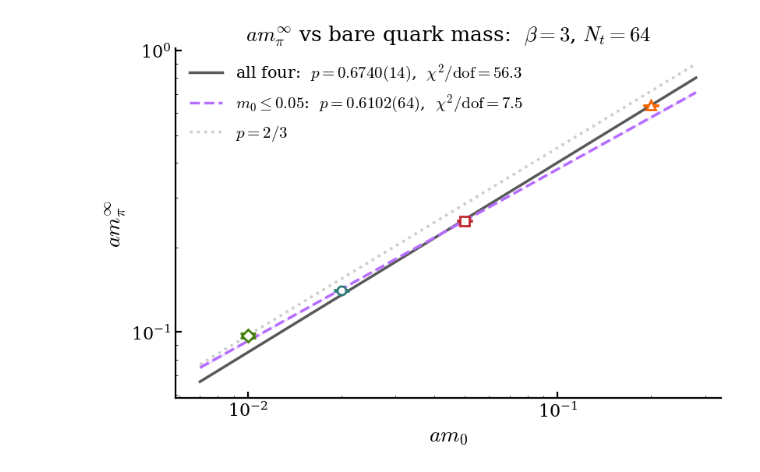
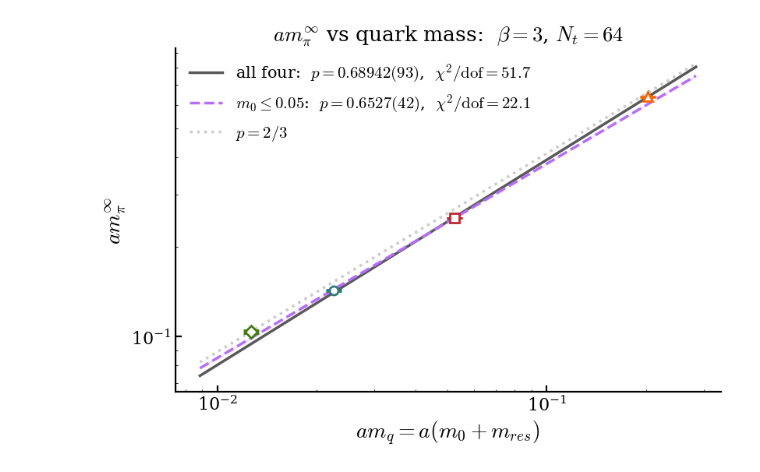
Before and after one commit to wurdahl/schwingerModel, a Jupyter notebook: finiteVolume.ipynb, the cells around one changed output. Cells and saved outputs as stored; diff of their text form; code cells hidden in the pictures.

```diff
--- a/finiteVolume.ipynb
+++ b/finiteVolume.ipynb
@@ -294,0 +320,16 @@ fig.savefig(f"figs/pionMassVsNx_beta{beta:g}_m{'-'.join(m0s)}_Nt{Nt}.pdf")
+# %%
+# Residual mass per m0 from the Nx=32 caches (the only volumes regenerated with
+# the mres/ datasets so far; m_res is a property of the gauge field at fixed
+# beta and should be volume independent well inside the box). With domain
+# wall at N5=16, M5=1 the quark mass is m_q = m0 + m_res, so the chiral
+# analysis below uses m_q on its x axis — including the m0 = 0 point, which
+# now sits at a finite m_q instead of at the log-axis origin.
+from schwingerModel.mRes import bootstrapMres, plateauReduce
+
+mResVals = {}
+for m0 in m0s:
+    p = f"./configs/dwf_beta_3.0_m_{m0}_Nx_32_Nt_64_N5_16.hdf5"
+    c, err, _ = bootstrapMres(*sim.distillation.readMres(p), reduce=plateauReduce((8, 30)),
+                              numResamples=2000, seed=0, progress=False)
+    mResVals[m0] = (float(c), float(err.max()))
+    print(f"m0 = {m0:>5}:  a m_res = {sp.fmtErr(*mResVals[m0]):>12}   a m_q = {float(m0) + c:.5f}")
@@ -295,21 +342,22 @@ fig.savefig(f"figs/pionMassVsNx_beta{beta:g}_m{'-'.join(m0s)}_Nt{Nt}.pdf")
 # %%
-# Chiral behaviour: the infinite-volume pion mass against the BARE quark mass.
-# No residual-mass correction — with domain wall at N5=16 the true quark mass is
-# m0 + m_res, so every point sits at slightly too small an x. Until m_res is
-# measured (PCAC), read the exponent below as a lower bound on the truth: a
-# positive m_res lifts the light points most, which flattens the apparent slope.
-# Reuses `fits` from the m_pi-vs-L cell above — run that first.
+# Chiral behaviour: the infinite-volume pion mass against the QUARK mass
+# m_q = m0 + m_res (2026-08-25: m_res measured from the midpoint correlator, see
+# mRes.ipynb; before that the x axis was the bare m0 and the exponent a lower
+# bound, since a positive m_res lifts the light points most). m_res is 0.0025
+# at m0 = 0.05 and 0.0029 at m0 = 0 — a 29% shift of the lightest massive point
+# and the whole mass of the chiral one. Reuses `fits` from the m_pi-vs-L cell
+# above and mResVals from the cell before this one — run those first.
 #
-# The chiral point m0 = 0.0 is EXCLUDED here: log axes and the log-space power
-# law both need m0 > 0. Do NOT read its plateau-model asymptote as m_res
-# either: at the chiral point aM*L is constant across the volumes (a box
-# momentum, ~1/L), the plateau model is the wrong functional form there, and
-# the comparison printed below shows a pure c/L fit beating it. The chiral
-# point is consistent with a massless pion; m_res is below this data's
-# resolution (the chi_top floor in the next cell suggests O(1e-3)).
+# The chiral point m0 = 0.0 now has a finite m_q, but its m_pi^inf from the
+# hybrid fit is consistent with zero, so it still cannot enter a LOG-space
+# power-law fit; it is drawn as a point (at its hybrid asymptote) but excluded
+# from the fits. Its plateau-model asymptote is not a mass either: aM*L is
+# constant across the volumes (a box momentum, ~1/L) and the comparison
+# printed below shows a pure c/L fit beating it.
 m0sP = [m0 for m0 in m0s if float(m0) > 0]
 
-m0Vals = np.array([float(m0) for m0 in m0sP])
+# x axis: quark mass m_q = m0 + m_res (variable name kept so the fits below read unchanged)
+m0Vals = np.array([float(m0) + mResVals[m0][0] for m0 in m0sP])
 mInfs  = np.array([fits[m0][0][0] for m0 in m0sP])
 dmInfs = np.array([np.sqrt(fits[m0][1][0, 0]) for m0 in m0sP])
 
@@ -328,7 +376,7 @@ def fitPowerLaw(mask):
 
 
 allMask   = np.ones_like(m0Vals, dtype=bool)
-lightMask = m0Vals <= 0.05          # drop m0 = 0.2, the point off the small-mass end
+lightMask = np.array([float(m0) <= 0.05 for m0 in m0sP])   # drop m0 = 0.2 (by label: m_q of the 0.05 point is 0.0525)
 
 pOpt, pCov, chi2, dof = fitPowerLaw(allMask)
 pExp, dpExp = pOpt[1], np.sqrt(pCov[1, 1])
@@ -382,17 +430,27 @@ for i, m0 in enumerate(m0sP):
 
 ax.set_xscale("log")
 ax.set_yscale("log")
-ax.set_xlabel(r"$a m_0$")
+ax.set_xlabel(r"$a m_q = a(m_0 + m_{res})$")
 ax.set_ylabel(r"$a m_\pi^\infty$")
 ax.legend(loc="upper left", fontsize=15, frameon=False)
-ax.set_title(rf"$a m_\pi^\infty$ vs bare quark mass:  $\beta = {beta:g}$, $N_t = {Nt}$")
+ax.set_title(rf"$a m_\pi^\infty$ vs quark mass:  $\beta = {beta:g}$, $N_t = {Nt}$")
 
-fig.savefig(f"figs/pionMassVsQuarkMass_beta{beta:g}_m{'-'.join(m0sP)}_Nt{Nt}.pdf")
+fig.savefig(f"figs/pionMassVsQuarkMass_mq_beta{beta:g}_m{'-'.join(m0sP)}_Nt{Nt}.pdf")
 
-for m0, mI, dmI in zip(m0sP, mInfs, dmInfs):
-    print(f"m0 = {m0:>5}:  a m_pi^inf = {sp.fmtErr(mI, dmI):>12}   "
-          f"m_pi^2 / m0 = {mI**2/float(m0):.3f}   "
+for m0, mq, mI, dmI in zip(m0sP, m0Vals, mInfs, dmInfs):
+    print(f"m0 = {m0:>5}:  a m_q = {mq:.5f}   a m_pi^inf = {sp.fmtErr(mI, dmI):>12}   "
+          f"m_pi^2 / m_q = {mI**2/mq:.3f}   "
           f"fv chi2/dof = {fvChi2[m0][0] / fvChi2[m0][1]:.2f}")
+
+# hand the infinite-volume masses to mfRelationDwf.ipynb, which overlays them
+# on its Nx=32 scan points; the chiral point rides along with its hybrid
+# (m_inf + c/L) asymptote and error
+import pickle
+mInfTable = {m0: dict(mq=float(m0) + mResVals[m0][0], dmq=mResVals[m0][1],
+                      mInf=float(fits[m0][0][0]), dmInf=float(np.sqrt(fits[m0][1][0, 0])),
+                      model="sqrt(m^2+(c/L)^2)" if m0 == "0.0" else "exp plateau")
+             for m0 in m0s}
+pickle.dump(mInfTable, open("finiteVolume_mInf.pkl", "wb"))
 
 # the chiral point: is it a plateau or a box momentum? Fit c/L against the
 # plateau model on the same points. aM*L constant + c/L winning = the m=0.0
@@ -410,14 +468,16 @@ if "0.0" in fits:
         f"Nx={int(n)}: {m*n:.2f}" for n, m in zip(L0, aM0)))
     print(f"   c/L fit:     c = {sp.fmtErr(cOpt[0], np.sqrt(cCov[0, 0]))},  "
           f"chi2/dof = {c2overL / (len(L0) - 1):.2f}")
-    print(f"   hybrid m_inf + c/L: a m_pi^inf = "
+    print(f"   sqrt(m_inf^2 + (c/L)^2): a m_pi^inf = "
           f"{sp.fmtErr(fits['0.0'][0][0], np.sqrt(fits['0.0'][1][0, 0]))},  "
           f"c = {sp.fmtErr(fits['0.0'][0][1], np.sqrt(fits['0.0'][1][1, 1]))},  "
           f"chi2/dof = {c2plat / dofplat:.2f}")
-    print("   -> m_inf consistent with zero: massless pion at m0 = 0, m_res below"
-          "\n      this data's resolution (chi_top floor in the next cell: O(1e-3)).")
+    mq0 = float("0.0") + mResVals["0.0"][0]
+    print(f"   -> compare the light-mass power law at m_q = m_res = {mq0:.5f}: "
+          f"a m_pi = {np.exp(logPowerLaw(mq0, *pOptL)):.4f}"
+          "\n      (the earlier additive m_inf + c/L form gave -0.003(10) here).")
 
-print(f"\npower law  m_pi ~ m0^p")
+print(f"\npower law  m_pi ~ m_q^p")
 print(f"   all four masses:   p = {sp.fmtErr(pExp, dpExp):>12}   "
       f"chi2/dof = {chi2/dof:6.1f}  ({dof} dof)")
 print(f"   m0 <= 0.05:        p = {sp.fmtErr(pExpL, dpExpL):>12}   "
@@ -451,7 +511,7 @@ effective two-point slopes:  0.01->0.02: 0.532,  0.02->0.05: 0.620,  0.05->0.2:
 m_pi^2/m0 is not constant and the slopes drift, which is why the GMOR
 p = 1/2 reference was dropped from the figure; pinning the small-mass
 exponent needs the m0 = 0.01 asymptote at larger volumes.
-[figure, old version]
+[figure, new version]
 # %%
 # Topological sampling health: susceptibility a^2 chi = (<Q^2> - <Q>^2) / V
 # per ensemble, one color per mass. Dividing by V = Nx * Nt removes the
```
Also changed, not shown: parts of 15 cells of this notebook, 44 other files.
